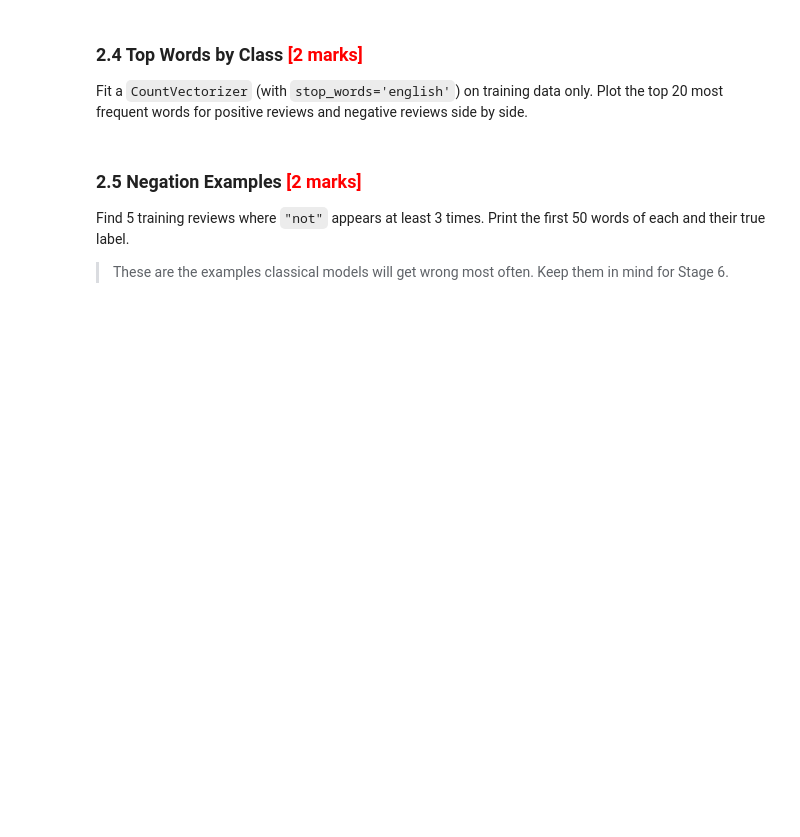
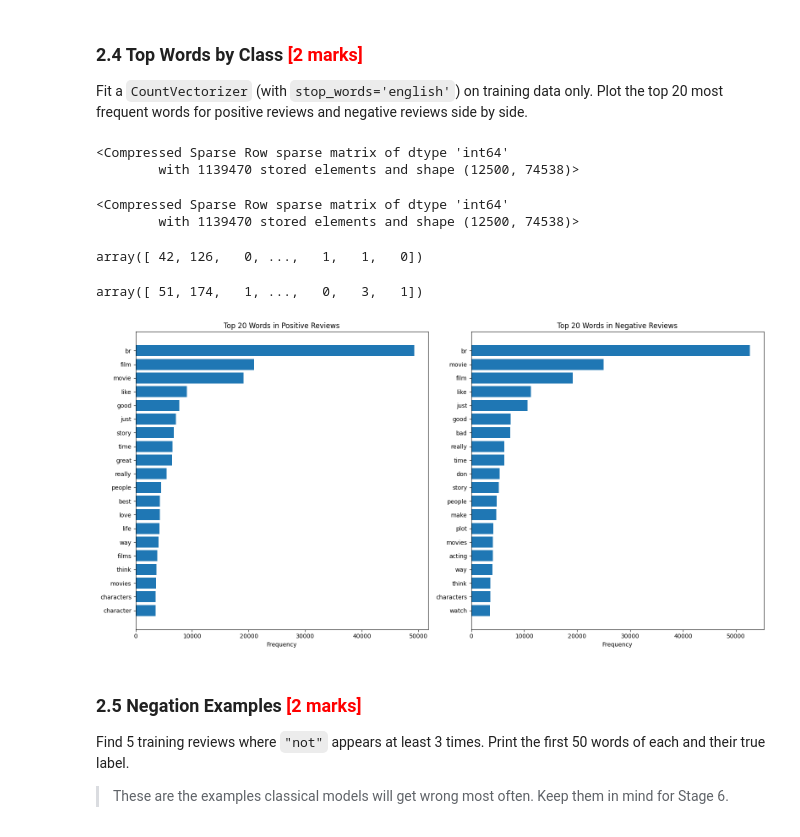
Before and after one commit to raisharad/GenerativeAIandAgenticAI, a Jupyter notebook: Sharad_Rai_SIMDB_Sentiment_Exercise.ipynb, the cells around one changed output. Saved outputs shown, nothing was run; the diff lists cells and outputs as text; code cells hidden in the pictures; blank space fills up the shorter version.

```diff
--- a/Sharad_Rai_SIMDB_Sentiment_Exercise.ipynb
+++ b/Sharad_Rai_SIMDB_Sentiment_Exercise.ipynb
@@ -270,3 +312,60 @@ Plot the top 20 most frequent words for positive reviews and negative reviews si
+# %%
+### CODE HERE ###
+# Fit CountVectorizer on training data only
+vectorizer = CountVectorizer(stop_words="english")
+X_train = vectorizer.fit_transform(train_texts)
+
+# Vocabulary
+feature_names = np.array(vectorizer.get_feature_names_out())
+
+# Separate positive and negative reviews
+X_positive = X_train[y_train == 1]
+X_negative = X_train[y_train == 0]
+
+# Sum word frequencies
+positive_counts = np.asarray(X_positive.sum(axis=0)).flatten()
+negative_counts = np.asarray(X_negative.sum(axis=0)).flatten()
+display(X_positive)
+display(X_positive)
+
+display(positive_counts)
+display(negative_counts)
+
+# Top 20 words
+top_n = 20
+
+positive_idx = np.argsort(positive_counts)[-top_n:][::-1]
+negative_idx = np.argsort(negative_counts)[-top_n:][::-1]
+
+positive_words = feature_names[positive_idx]
+positive_freqs = positive_counts[positive_idx]
+
+negative_words = feature_names[negative_idx]
+negative_freqs = negative_counts[negative_idx]
+
+# Plot
+fig, axes = plt.subplots(1, 2, figsize=(16, 8))
+
+# # Positive reviews
+axes[0].barh(positive_words[::-1], positive_freqs[::-1])
+axes[0].set_title("Top 20 Words in Positive Reviews")
+axes[0].set_xlabel("Frequency")
+
+# Negative reviews
+axes[1].barh(negative_words[::-1], negative_freqs[::-1])
+axes[1].set_title("Top 20 Words in Negative Reviews")
+axes[1].set_xlabel("Frequency")
+
+plt.tight_layout()
+plt.show()
+# %% [output]
+<Compressed Sparse Row sparse matrix of dtype 'int64'
+        with 1139470 stored elements and shape (12500, 74538)>
+<Compressed Sparse Row sparse matrix of dtype 'int64'
+        with 1139470 stored elements and shape (12500, 74538)>
+array([ 42, 126,   0, ...,   1,   1,   0])
+array([ 51, 174,   1, ...,   0,   3,   1])
+[figure, added]
 # %% [markdown]
 ### 2.5 Negation Examples  <font color="red">[2 marks]</font>
 
```
Also changed, not shown: parts of 6 cells of this notebook.
